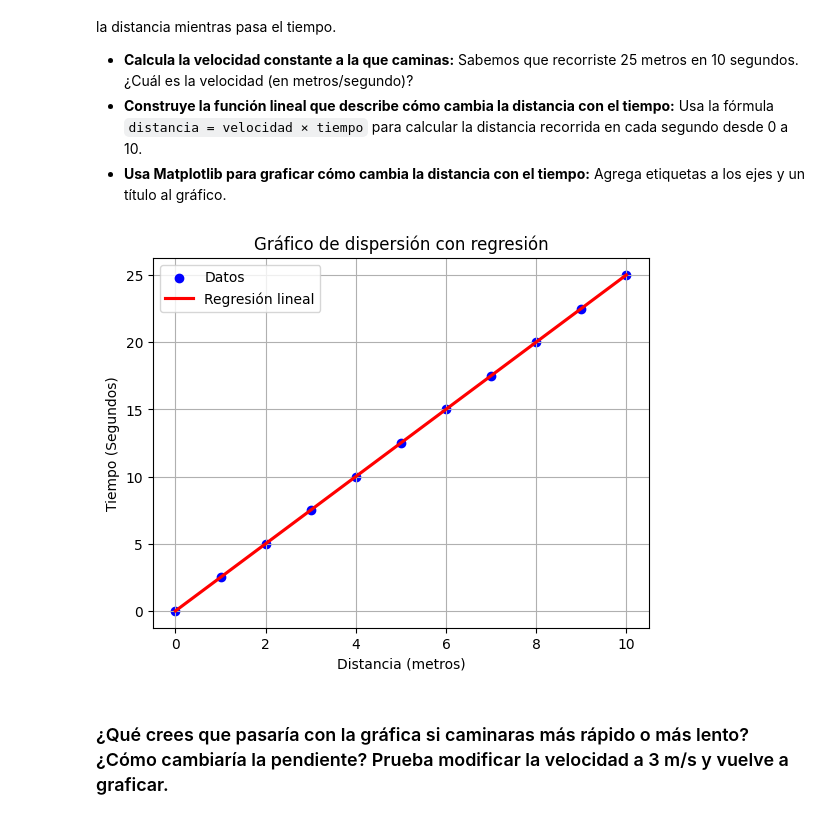
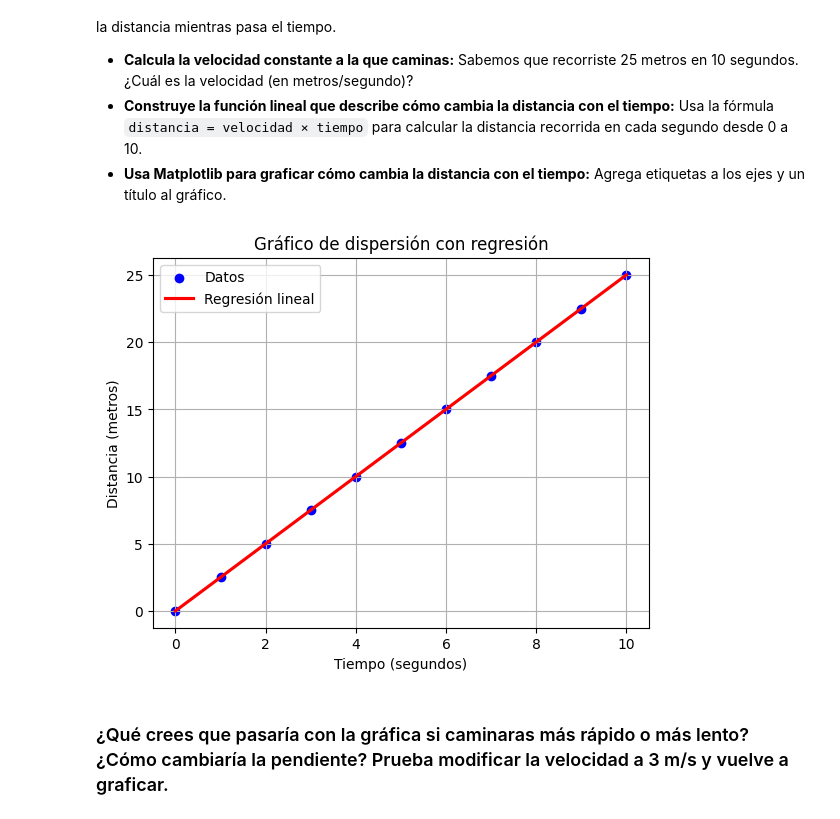
Before and after one commit to 4GeeksAcademy/Aliasys---Proyecto-Matplotlib-y-Seaborn, a Jupyter notebook: notebook/problems.es.ipynb, the cells around one changed output. Drawn from its saved outputs; the diff is of its cells as text; code cells hidden in the pictures.

```diff
--- a/notebook/problems.es.ipynb
+++ b/notebook/problems.es.ipynb
@@ -27,25 +27,25 @@ Dado que la velocidad es constante, esta representa la pendiente de la función
 # %%
 x = np.arange(0, 11) # array con valores de 0 a 10
 
-# tu codigo
+
 # Calculamos las variables del ejercicio
 velocidad = 25 / 10
 y = velocidad * x # array con la distancia recorrida en 10 segundos
 
 # Creamos un gráfico de dispersión
 
 plt.scatter(x, y, color='blue', label='Datos')
 
 plt.title('Gráfico de dispersión con regresión')
 sns.regplot(x=x, y=y, scatter=False, color='red', label='Regresión lineal')
-plt.xlabel("Distancia (metros)")
-plt.ylabel("Tiempo (Segundos)")
+plt.xlabel("Tiempo (segundos)")
+plt.ylabel("Distancia (metros)")
 plt.grid(True)
 plt.legend()
 # Mostrar el gráfico
 plt.show()
 # %% [output]
-[figure, old version]
+[figure, new version]
 # %% [markdown]
 ### ¿Qué crees que pasaría con la gráfica si caminaras más rápido o más lento? ¿Cómo cambiaría la pendiente? Prueba modificar la velocidad a 3 m/s y vuelve a graficar.
 # %%
```
Also changed, not shown: parts of 9 cells of this notebook.
